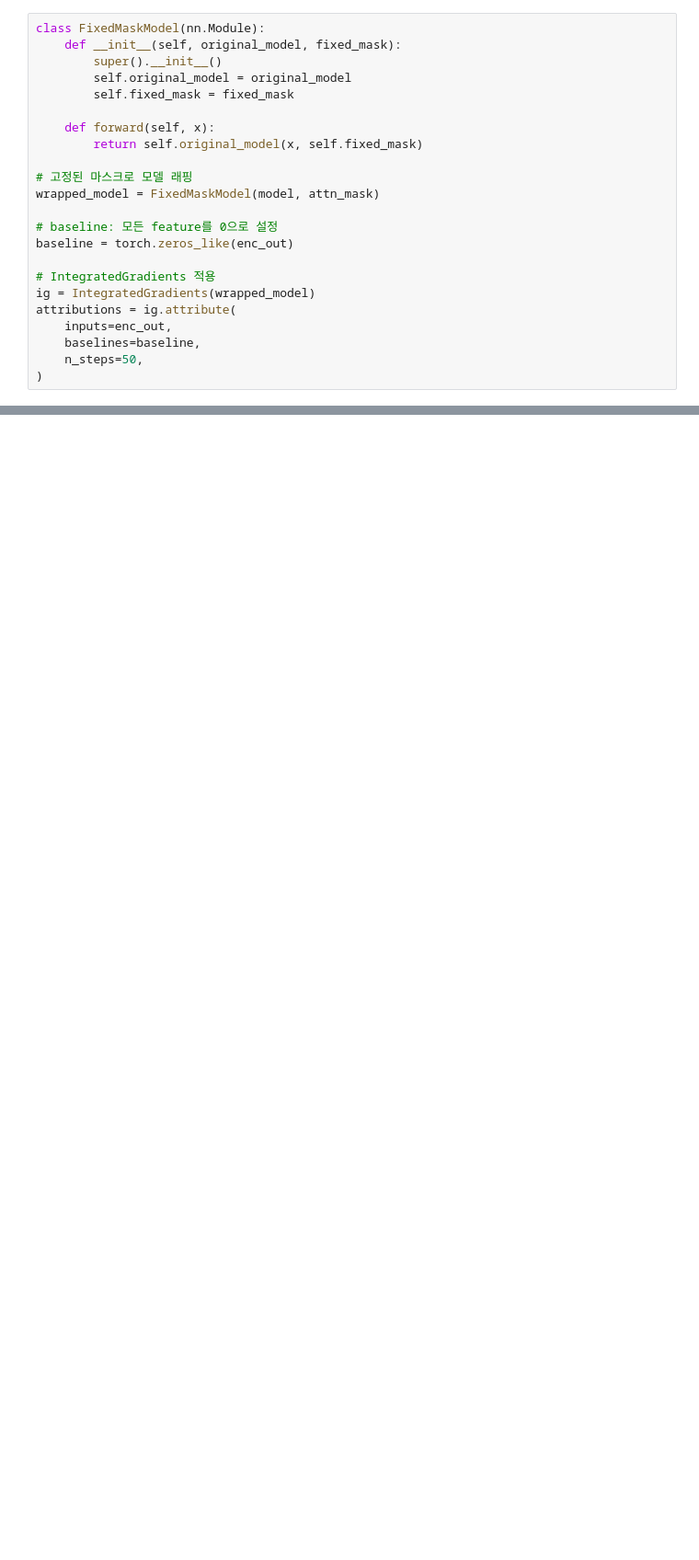
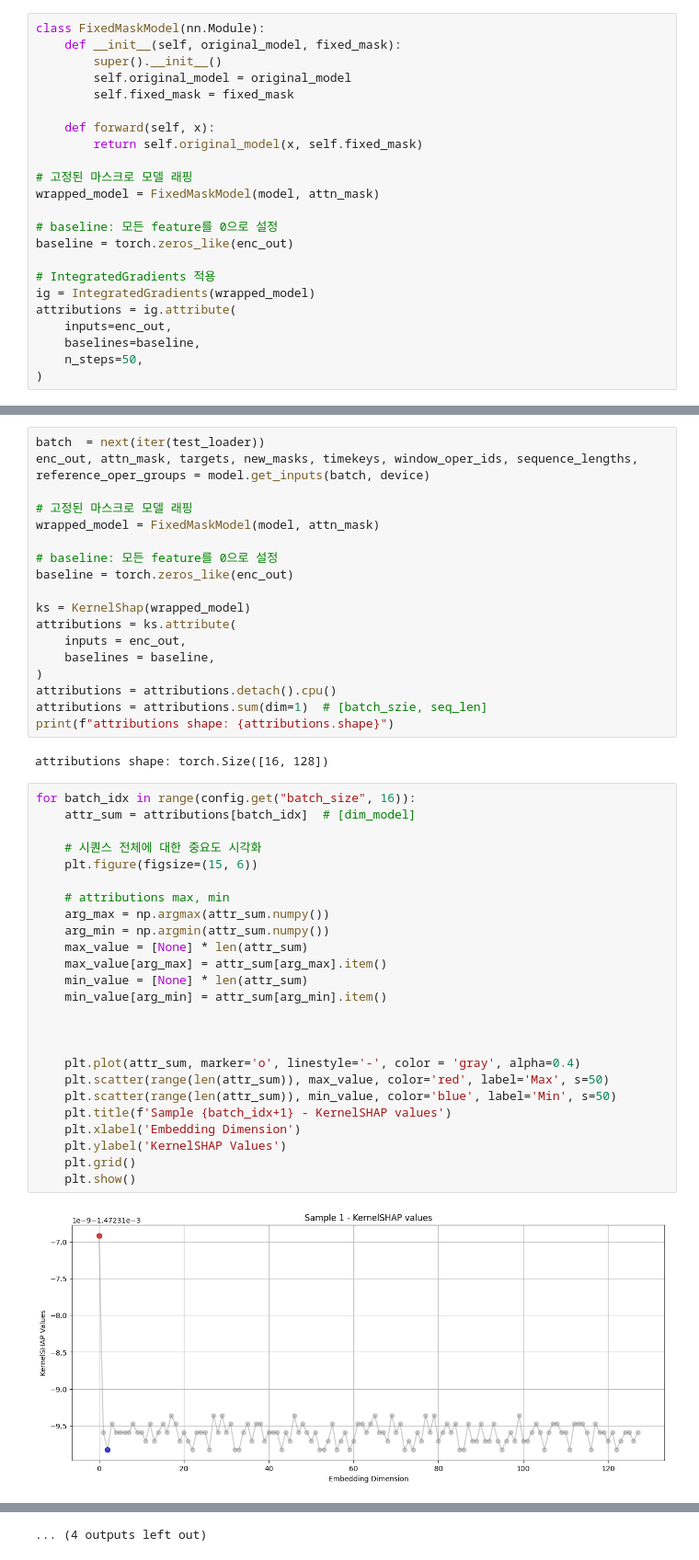
Before and after one commit to doyooni303/SKhynix_2025, a Jupyter notebook: SKhynix_week6/SKhynix_week6_deep_learning.ipynb, the cells around one changed output, grey strips where cells are left out. Shown at 92% size. Drawn from its saved outputs; the diff is of its cells as text; blank space fills up the shorter version.

```diff
--- a/SKhynix_week6/SKhynix_week6_deep_learning.ipynb
+++ b/SKhynix_week6/SKhynix_week6_deep_learning.ipynb
@@ -753,0 +819,47 @@ Batch 5 - 중요도 합 (유효 위치): tensor([-0.0124, -0.0170, -0.0147, -0.0
+# %%
+batch  = next(iter(test_loader))
+enc_out, attn_mask, targets, new_masks, timekeys, window_oper_ids, sequence_lengths, reference_oper_groups = model.get_inputs(batch, device)
+
+# 고정된 마스크로 모델 래핑
+wrapped_model = FixedMaskModel(model, attn_mask)
+
+# baseline: 모든 feature를 0으로 설정
+baseline = torch.zeros_like(enc_out)
+
+ks = KernelShap(wrapped_model)
+attributions = ks.attribute(
+    inputs = enc_out,
+    baselines = baseline,
+)
+attributions = attributions.detach().cpu()
+attributions = attributions.sum(dim=1)  # [batch_szie, seq_len]
+print(f"attributions shape: {attributions.shape}")
+# %% [output]
+attributions shape: torch.Size([16, 128])
+# %%
+for batch_idx in range(config.get("batch_size", 16)):
+    attr_sum = attributions[batch_idx]  # [dim_model]
+
+    # 시퀀스 전체에 대한 중요도 시각화
+    plt.figure(figsize=(15, 6))
+
+    # attributions max, min
+    arg_max = np.argmax(attr_sum.numpy())
+    arg_min = np.argmin(attr_sum.numpy())
+    max_value = [None] * len(attr_sum)
+    max_value[arg_max] = attr_sum[arg_max].item()
+    min_value = [None] * len(attr_sum)
+    min_value[arg_min] = attr_sum[arg_min].item()
+
+
+
+    plt.plot(attr_sum, marker='o', linestyle='-', color = 'gray', alpha=0.4)
+    plt.scatter(range(len(attr_sum)), max_value, color='red', label='Max', s=50)
+    plt.scatter(range(len(attr_sum)), min_value, color='blue', label='Min', s=50)
+    plt.title(f'Sample {batch_idx+1} - KernelSHAP values')
+    plt.xlabel('Embedding Dimension')
+    plt.ylabel('KernelSHAP Values')
+    plt.grid()
+    plt.show()
+# %% [output]
+[figure, added]
@@ -753,0 +877 @@ Batch 5 - 중요도 합 (유효 위치): tensor([-0.0124, -0.0170, -0.0147, -0.0
+... (4 outputs left out)
```
Also changed, not shown: parts of 14 cells of this notebook, 4 other files.
